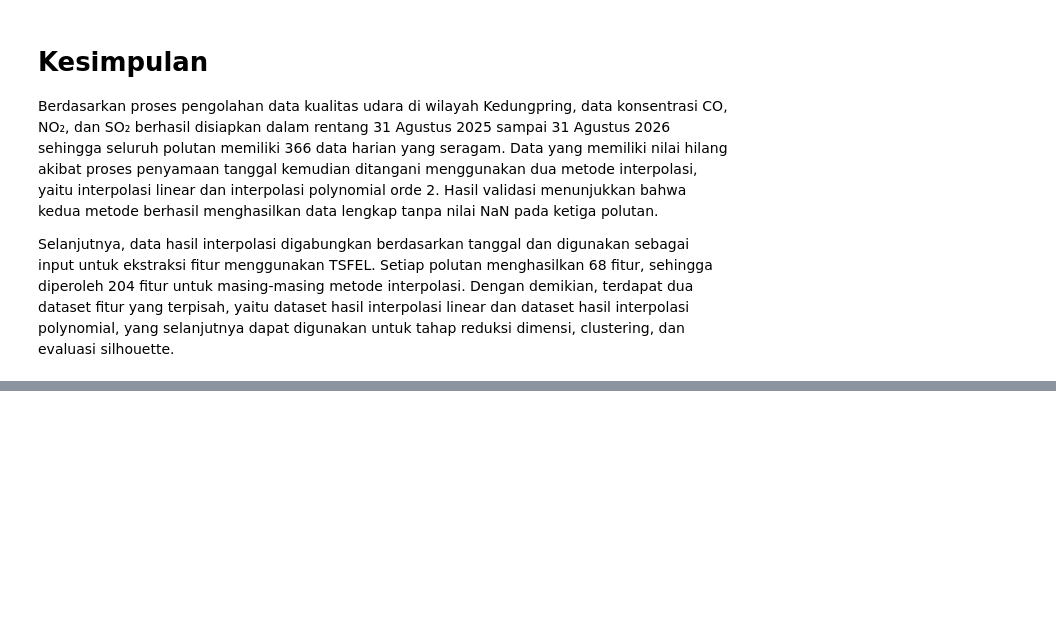
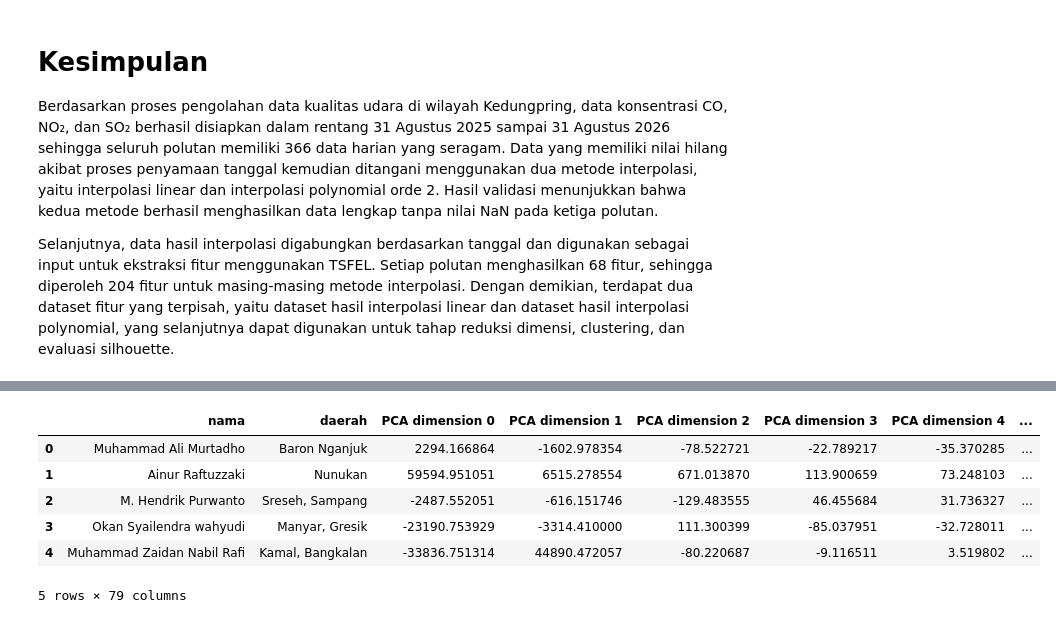
Before and after one commit to TriswantiJannatulMawa/PSD, a Jupyter notebook: _sources/clustering_3polutan.ipynb, the cells around one changed output, grey strips where cells are left out. Saved outputs shown, nothing was run; the diff lists cells and outputs as text; code cells hidden in the pictures; blank space fills up the shorter version.

```diff
--- a/_sources/clustering_3polutan.ipynb
+++ b/_sources/clustering_3polutan.ipynb
@@ -717,0 +805,14 @@ Kalau dibandingkan dengan tabel linear sebelumnya, linear K=2 (0,822) juga lebih
+# %%
+import pandas as pd
+
+df = pd.read_csv("../data/features/hasil_clustering_dengan_koordinat_ply.csv")
+
+df.head()
+# %% [output]
+|  | nama | daerah | PCA dimension 0 | PCA dimension 1 | PCA dimension 2 | PCA dimension 3 | PCA dimension 4 | ... |
+| 0 | Muhammad Ali Murtadho | Baron Nganjuk | 2294.166864 | -1602.978354 | -78.522721 | -22.789217 | -35.370285 | ... |
+| 1 | Ainur Raftuzzaki | Nunukan | 59594.951051 | 6515.278554 | 671.013870 | 113.900659 | 73.248103 | ... |
+| 2 | M. Hendrik Purwanto | Sreseh, Sampang | -2487.552051 | -616.151746 | -129.483555 | 46.455684 | 31.736327 | ... |
+| 3 | Okan Syailendra wahyudi | Manyar, Gresik | -23190.753929 | -3314.410000 | 111.300399 | -85.037951 | -32.728011 | ... |
+| 4 | Muhammad Zaidan Nabil Rafi | Kamal, Bangkalan | -33836.751314 | 44890.472057 | -80.220687 | -9.116511 | 3.519802 | ... |
+5 rows × 79 columns
```
Also changed, not shown: parts of 10 cells of this notebook, 4 other files.
